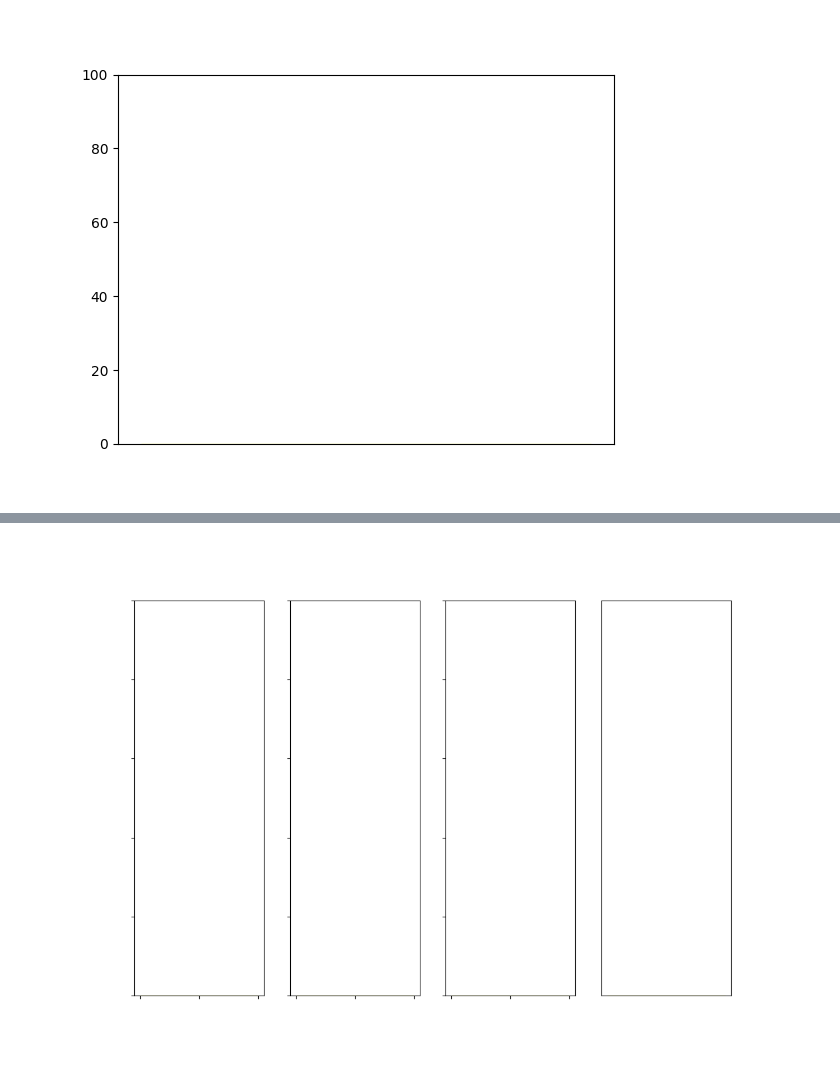
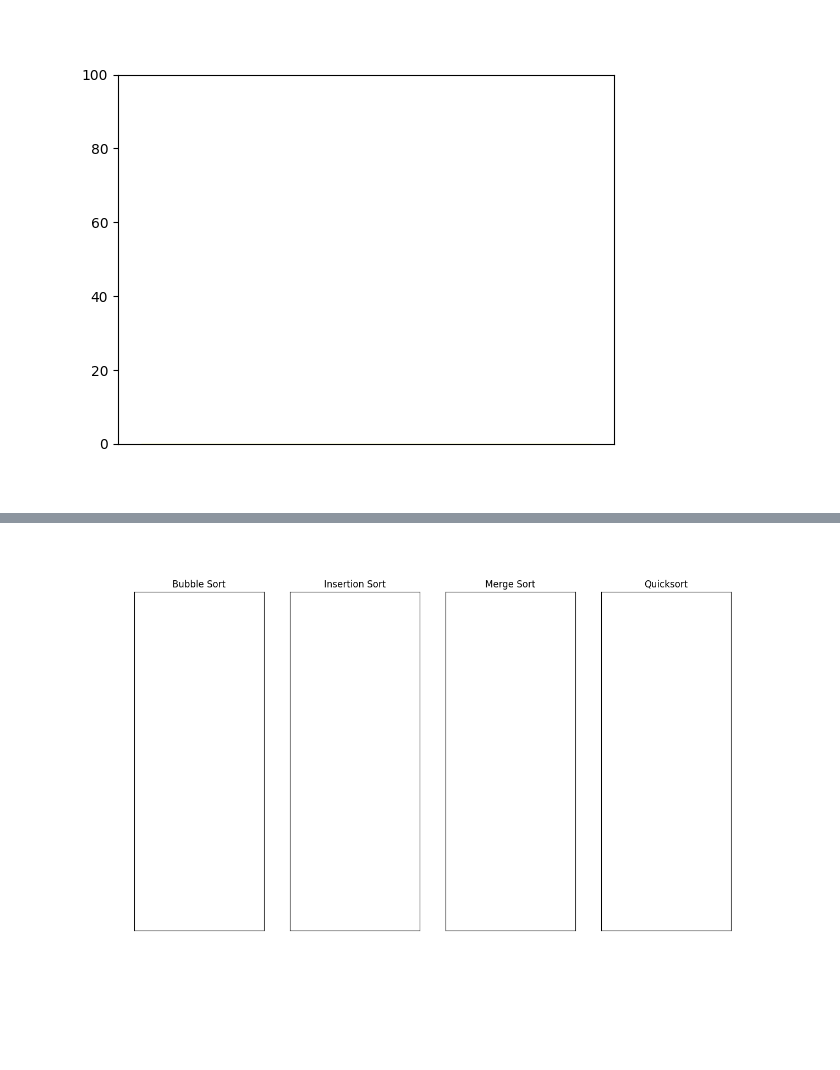
Before and after one commit to Pinkwjp/sorting-visualizer, a Jupyter notebook: src/sorting_animation.ipynb, the cells around one changed output, grey strips where cells are left out. Drawn from its saved outputs; the diff is of its cells as text; code cells hidden in the pictures; blank space fills up the shorter version.

Commit message:
clean up, add comments

```diff
--- a/src/sorting_animation.ipynb
+++ b/src/sorting_animation.ipynb
@@ -145,90 +96,77 @@ from importlib import reload
 import sort_funcs
 reload(sort_funcs)
 
-from sort_funcs import gen_bubble_sort, gen_insertion_sort, gen_merge_sort, gen_quicksort
+from sort_funcs import (gen_bubble_sort, gen_insertion_sort,
+                        gen_merge_sort_with_more_yields, gen_quicksort)
+
 
 # set bins and numbers
-n = 10
+n = 12
 hist_bins = list(range(n+1))  # edges = bins + 1
-numbers = [random.randint(20, 100) for _ in range(n)]
+num_min = 40
+num_max = 100
+numbers = [random.randint(num_min, num_max) for _ in range(n)]
+
+# set figure
+fig, (ax1, ax2, ax3, ax4) = plt.subplots(1, 4, sharey=True)
+fig.set_size_inches(14, 8)
+
+# remove ticks and labels for a clean look
+axs = [ax1, ax2, ax3, ax4]
+plt.setp(axs, xticks=[], yticks=[], ylim=(num_min * 0.5, num_max * 1.05))
+
+titles=['Bubble Sort', 'Insertion Sort', 'Merge Sort', 'Quicksort']
+
+for ax, title in zip(axs, titles):
+    ax.set_title(title)
+
+# set frames for animation
+frames = zip_longest(gen_bubble_sort(numbers), gen_insertion_sort(numbers),
+                     gen_merge_sort_with_more_yields(numbers), gen_quicksort(numbers),
+                     fillvalue=sorted(numbers))
+
+# set histograms
+default_color = "green"
+hightlight_color = "pink"
+edge_color = "yellow"
 
 
-frames = zip_longest(gen_bubble_sort(numbers), gen_insertion_sort(numbers),
-                     gen_merge_sort(numbers), gen_quicksort(numbers),
-                     fillvalue=sorted(numbers))
+# ugly repeated lines, but has to keep a reference to each bar_container
+_, _, bar_container1 = ax1.hist(x=[], bins=hist_bins, lw=1, ec=edge_color, fc=default_color, alpha=0.5)
+_, _, bar_container2 = ax2.hist(x=[], bins=hist_bins, lw=1, ec=edge_color, fc=default_color, alpha=0.5)
+_, _, bar_container3 = ax3.hist(x=[], bins=hist_bins, lw=1, ec=edge_color, fc=default_color, alpha=0.5)
+_, _, bar_container4 = ax4.hist(x=[], bins=hist_bins, lw=1, ec=edge_color, fc=default_color, alpha=0.5)
+bar_containers = [bar_container1, bar_container2, bar_container3, bar_container4]
 
-fig, (ax1, ax2, ax3, ax4) = plt.subplots(1, 4)
-fig.set_size_inches(12, 8)
+# for a cleaner look
+plt.tick_params(left=False, bottom=False,
+                labelleft=False, labelbottom=False)
 
-# remove unnecessary details for cleaner look
-for ax in (ax1, ax2, ax3, ax4):
-    ax.set_ylim(top=100)
-    ax.set_xticklabels([])
-    ax.set_yticklabels([])
-
-plt.tick_params(bottom=False, left=False)
-
-
-default_color = "green"
-hightlight_color = "pink"
-
-_, _, bar_container1 = ax1.hist(x=[], bins=hist_bins, lw=1,
-                              ec="yellow", fc=default_color, alpha=0.5)
-
-_, _, bar_container2 = ax2.hist(x=[], bins=hist_bins, lw=1,
-                              ec="yellow", fc=default_color, alpha=0.5)
-
-_, _, bar_container3 = ax3.hist(x=[], bins=hist_bins, lw=1,
-                              ec="yellow", fc=default_color, alpha=0.5)
-
-_, _, bar_container4 = ax4.hist(x=[], bins=hist_bins, lw=1,
-                              ec="yellow", fc=default_color, alpha=0.5)
-
-ax2.sharey(ax1)
-ax3.sharey(ax1)
-ax4.sharey(ax1)
-
-def animate(new_heights, bar_container):
-    for height, patch in zip(new_heights, bar_container.patches):
-        current_height = patch.get_height()
-        if current_height == 0:  # first frame
-            patch.set_height(height)
-        elif current_height != height:
-            patch.set_height(height)
-            patch.set_facecolor("pink")  # highlight the numbers that swapped positions
-        else:
-            patch.set_facecolor("green")  # default color
-    return bar_container.patches
-
-
-def x_animate(new_heights, bar_containers):
+def animate(new_heights, bar_containers):
     for heights, bar_container in zip(new_heights, bar_containers):
         for height, patch in zip(heights, bar_container.patches):
             current_height = patch.get_height()
             if current_height == 0:  # first frame
                 patch.set_height(height)
             elif current_height != height:
                 patch.set_height(height)
                 patch.set_facecolor("pink")  # highlight the numbers that swapped positions
             else:
                 patch.set_facecolor("green")  # default color
     return bar_containers
 
-
-# func = functools.partial(animate, bar_container=bar_container)
-
-func_x = functools.partial(x_animate,
-                           bar_containers=[bar_container1, bar_container2, bar_container3, bar_container4])
+func_x = functools.partial(animate, bar_containers=bar_containers)
 
 func_animation = animation.FuncAnimation(fig=fig,
                                         #  func=func,
                                             func=func_x,
                                             interval=400,
                                             # frames=sort_func(numbers),
                                             frames=frames,
                                             blit=True,
+                                            repeat=False,
                                             cache_frame_data=False)  # to suppress warning
 
 plt.show()
 # %% [output]
-[figure, old version]
+[figure, new version]
```
Also changed, not shown: parts of 4 cells of this notebook.
